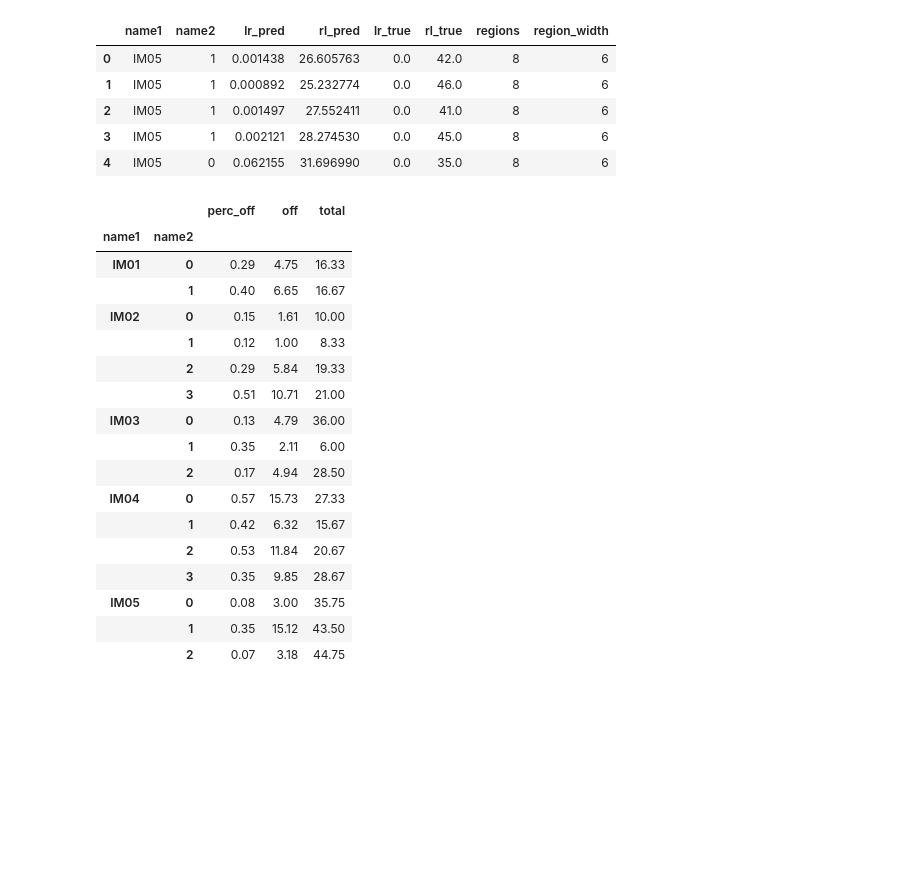
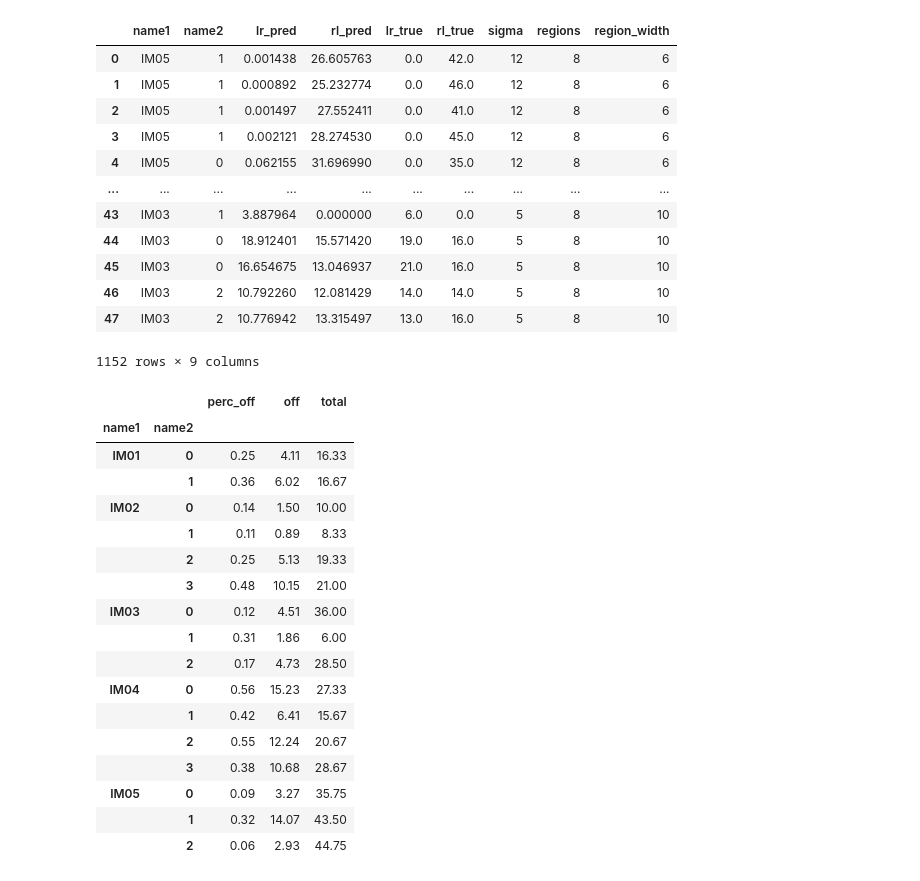
Before and after one commit to janerikvw/Crossing-Line-Counting, a Jupyter notebook: code/results.ipynb, the cells around one changed output. Saved outputs shown, nothing was run; the diff lists cells and outputs as text; code cells hidden in the pictures; blank space fills up the shorter version.

```diff
--- a/code/results.ipynb
+++ b/code/results.ipynb
@@ -5,25 +5,34 @@ import re
 # %%
 # Read in all the results to the data dataframe
 frames = []
 for result in glob('results/v1_*'):
     r = re.search(r'sigma([0-9]+)_regions([0-9]+)_width([0-9]+)', result)
+    sigma = int(r.group(1))
     regions = int(r.group(2))
     width = int(r.group(3))
 
     data = pd.read_csv('{}/results.txt'.format(result), names=['name1', 'name2', 'lr_pred', 'rl_pred', 'lr_true', 'rl_true'])
+    data['sigma'] = sigma
     data['regions'] = regions
     data['region_width'] = width
     frames.append(data)
 data = pd.concat(frames)
 del frames
-data.head()
+data
 # %% [output]
-|  | name1 | name2 | lr_pred | rl_pred | lr_true | rl_true | regions | region_width |
-| 0 | IM05 | 1 | 0.001438 | 26.605763 | 0.0 | 42.0 | 8 | 6 |
-| 1 | IM05 | 1 | 0.000892 | 25.232774 | 0.0 | 46.0 | 8 | 6 |
-| 2 | IM05 | 1 | 0.001497 | 27.552411 | 0.0 | 41.0 | 8 | 6 |
-| 3 | IM05 | 1 | 0.002121 | 28.274530 | 0.0 | 45.0 | 8 | 6 |
-| 4 | IM05 | 0 | 0.062155 | 31.696990 | 0.0 | 35.0 | 8 | 6 |
+|  | name1 | name2 | lr_pred | rl_pred | lr_true | rl_true | sigma | regions | region_width |
+| 0 | IM05 | 1 | 0.001438 | 26.605763 | 0.0 | 42.0 | 12 | 8 | 6 |
+| 1 | IM05 | 1 | 0.000892 | 25.232774 | 0.0 | 46.0 | 12 | 8 | 6 |
+| 2 | IM05 | 1 | 0.001497 | 27.552411 | 0.0 | 41.0 | 12 | 8 | 6 |
+| 3 | IM05 | 1 | 0.002121 | 28.274530 | 0.0 | 45.0 | 12 | 8 | 6 |
+| 4 | IM05 | 0 | 0.062155 | 31.696990 | 0.0 | 35.0 | 12 | 8 | 6 |
+| ... | ... | ... | ... | ... | ... | ... | ... | ... | ... |
+| 43 | IM03 | 1 | 3.887964 | 0.000000 | 6.0 | 0.0 | 5 | 8 | 10 |
+| 44 | IM03 | 0 | 18.912401 | 15.571420 | 19.0 | 16.0 | 5 | 8 | 10 |
+| 45 | IM03 | 0 | 16.654675 | 13.046937 | 21.0 | 16.0 | 5 | 8 | 10 |
+| 46 | IM03 | 2 | 10.792260 | 12.081429 | 14.0 | 14.0 | 5 | 8 | 10 |
+| 47 | IM03 | 2 | 10.776942 | 13.315497 | 13.0 | 16.0 | 5 | 8 | 10 |
+1152 rows × 9 columns
 # %%
 data['off'] = abs(data['rl_true']-data['rl_pred']) + abs(data['lr_true']-data['lr_pred'])
 data['total'] = data['rl_true'] + data['lr_true']
@@ -34,21 +43,21 @@ with pd.option_context('display.max_rows', None, 'display.max_columns', None, 'd
 # %% [output]
 |  |  | perc_off | off | total |
 | name1 | name2 |  |  |  |
-| IM01 | 0 | 0.29 | 4.75 | 16.33 |
-|  | 1 | 0.40 | 6.65 | 16.67 |
-| IM02 | 0 | 0.15 | 1.61 | 10.00 |
-|  | 1 | 0.12 | 1.00 | 8.33 |
-|  | 2 | 0.29 | 5.84 | 19.33 |
-|  | 3 | 0.51 | 10.71 | 21.00 |
-| IM03 | 0 | 0.13 | 4.79 | 36.00 |
-|  | 1 | 0.35 | 2.11 | 6.00 |
-|  | 2 | 0.17 | 4.94 | 28.50 |
-| IM04 | 0 | 0.57 | 15.73 | 27.33 |
-|  | 1 | 0.42 | 6.32 | 15.67 |
-|  | 2 | 0.53 | 11.84 | 20.67 |
-|  | 3 | 0.35 | 9.85 | 28.67 |
-| IM05 | 0 | 0.08 | 3.00 | 35.75 |
-|  | 1 | 0.35 | 15.12 | 43.50 |
-|  | 2 | 0.07 | 3.18 | 44.75 |
+| IM01 | 0 | 0.25 | 4.11 | 16.33 |
+|  | 1 | 0.36 | 6.02 | 16.67 |
+| IM02 | 0 | 0.14 | 1.50 | 10.00 |
+|  | 1 | 0.11 | 0.89 | 8.33 |
+|  | 2 | 0.25 | 5.13 | 19.33 |
+|  | 3 | 0.48 | 10.15 | 21.00 |
+| IM03 | 0 | 0.12 | 4.51 | 36.00 |
+|  | 1 | 0.31 | 1.86 | 6.00 |
+|  | 2 | 0.17 | 4.73 | 28.50 |
+| IM04 | 0 | 0.56 | 15.23 | 27.33 |
+|  | 1 | 0.42 | 6.41 | 15.67 |
+|  | 2 | 0.55 | 12.24 | 20.67 |
+|  | 3 | 0.38 | 10.68 | 28.67 |
+| IM05 | 0 | 0.09 | 3.27 | 35.75 |
+|  | 1 | 0.32 | 14.07 | 43.50 |
+|  | 2 | 0.06 | 2.93 | 44.75 |
 # %%
 with pd.option_context('display.max_rows', None, 'display.max_columns', None, 'display.float_format', '{:,.2f}'.format):
```
Also changed, not shown: parts of 4 cells of this notebook, 3 other files.
